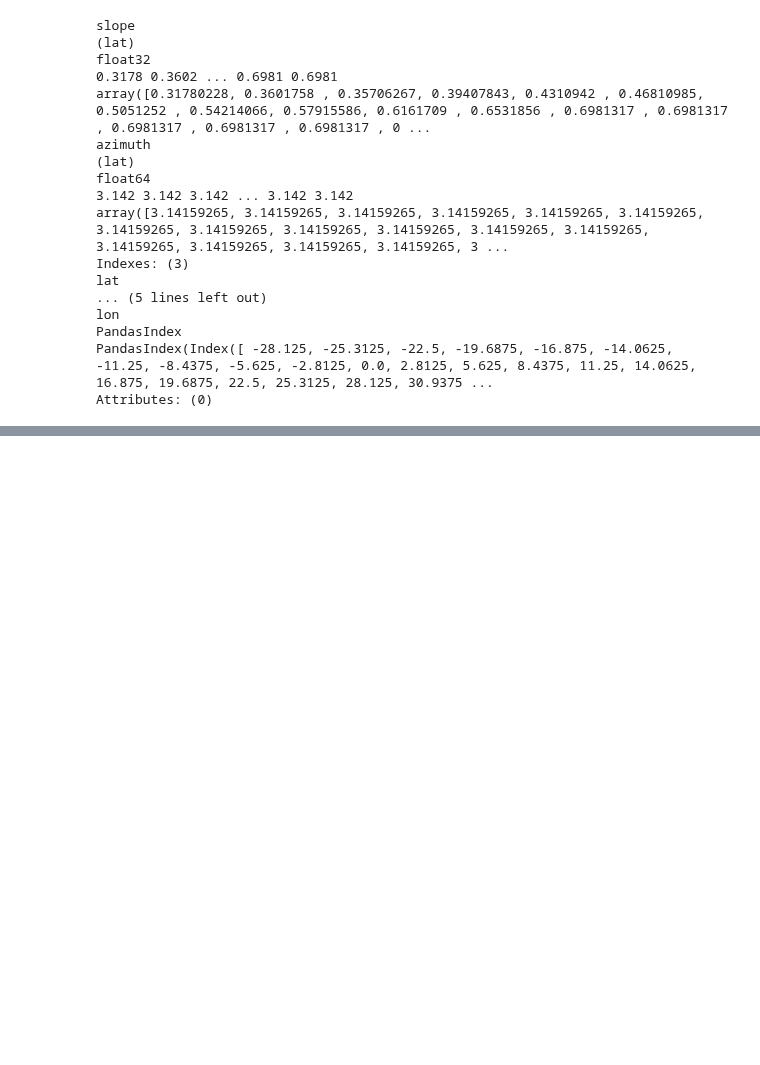
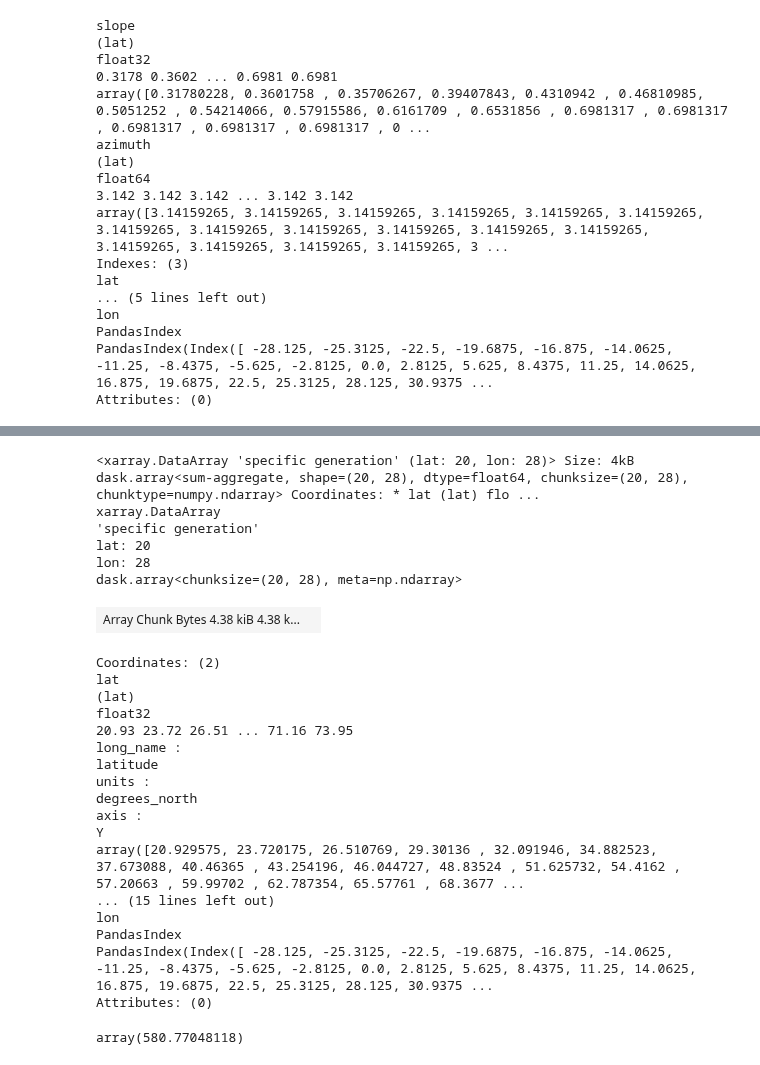
Before and after one commit to martabresco/Climate-Change-Impacted-Solar-Energy-Generation, a Jupyter notebook: pv_function.ipynb, the cells around one changed output, grey strips where cells are left out. Saved outputs shown, nothing was run; the diff lists cells and outputs as text; code cells hidden in the pictures; blank space fills up the shorter version.

```diff
--- a/pv_function.ipynb
+++ b/pv_function.ipynb
@@ -611,6 +818,10 @@ def TiltedIrradiation(
     result.attrs["units"] = "W m**-2"
 
     return result
+# %%
+
+# Open the dataset with xarray
+ds_model_2014 = xr.open_dataset(filepath_copy)
 # %%
 irradiation_model=TiltedIrradiation(
     ds_model_2014,
@@ -626,0 +922,31 @@ AssertionError: Need either albedo or outflux as a variable in the dataset. Chec
+# %%
+panel = {
+    "model": "huld",  # Model type
+    "name": "CSi",  # Panel name
+    "source": "Huld 2010",  # Source of the model
+
+    # Used for calculating capacity per m2
+    "efficiency": 0.1,  # Efficiency of the panel
+
+    # Panel temperature coefficients
+    "c_temp_amb": 1,  # Panel temperature coefficient of ambient temperature
+    "c_temp_irrad": 0.035,  # Panel temperature coefficient of irradiance (K / (W/m2))
+
+    # Reference conditions
+    "r_tamb": 293,  # Reference ambient temperature (20 degC in Kelvin)
+    "r_tmod": 298,  # Reference module temperature (25 degC in Kelvin)
+    "r_irradiance": 1000,  # Reference irradiance (W/m^2)
+
+    # Fitting parameters
+    "k_1": -0.017162,
+    "k_2": -0.040289,
+    "k_3": -0.004681,
+    "k_4": 0.000148,
+    "k_5": 0.000169,
+    "k_6": 0.000005,
+
+    # Inverter efficiency
+    "inverter_efficiency": 0.9
+}
+# %%
+solar_panel = SolarPanelModel(ds_model_2014,irradiation_model, panel)
@@ -626,0 +981,33 @@ AssertionError: Need either albedo or outflux as a variable in the dataset. Chec
+# %%
+aggregated_generation=solar_panel.sum(dim="time")
+# %%
+aggregated_generation
+# %% [output]
+<xarray.DataArray 'specific generation' (lat: 20, lon: 28)> Size: 4kB dask.array<sum-aggregate, shape=(20, 28), dtype=float64, chunksize=(20, 28), chunktype=numpy.ndarray> Coordinates: * lat (lat) flo ...
+xarray.DataArray
+'specific generation'
+lat: 20
+lon: 28
+dask.array<chunksize=(20, 28), meta=np.ndarray>
+| Array Chunk Bytes 4.38 kiB 4.38 k... |  |
+Coordinates: (2)
+lat
+(lat)
+float32
+20.93 23.72 26.51 ... 71.16 73.95
+long_name :
+latitude
+units :
+degrees_north
+axis :
+Y
+array([20.929575, 23.720175, 26.510769, 29.30136 , 32.091946, 34.882523, 37.673088, 40.46365 , 43.254196, 46.044727, 48.83524 , 51.625732, 54.4162 , 57.20663 , 59.99702 , 62.787354, 65.57761 , 68.3677 ...
+... (15 lines left out)
+lon
+PandasIndex
+PandasIndex(Index([ -28.125, -25.3125, -22.5, -19.6875, -16.875, -14.0625, -11.25, -8.4375, -5.625, -2.8125, 0.0, 2.8125, 5.625, 8.4375, 11.25, 14.0625, 16.875, 19.6875, 22.5, 25.3125, 28.125, 30.9375 ...
+Attributes: (0)
+# %%
+aggregated_generation.sel(lat=33, lon=-12, method="nearest").values
+# %% [output]
+array(580.77048118)
```
Also changed, not shown: parts of 17 cells of this notebook.
